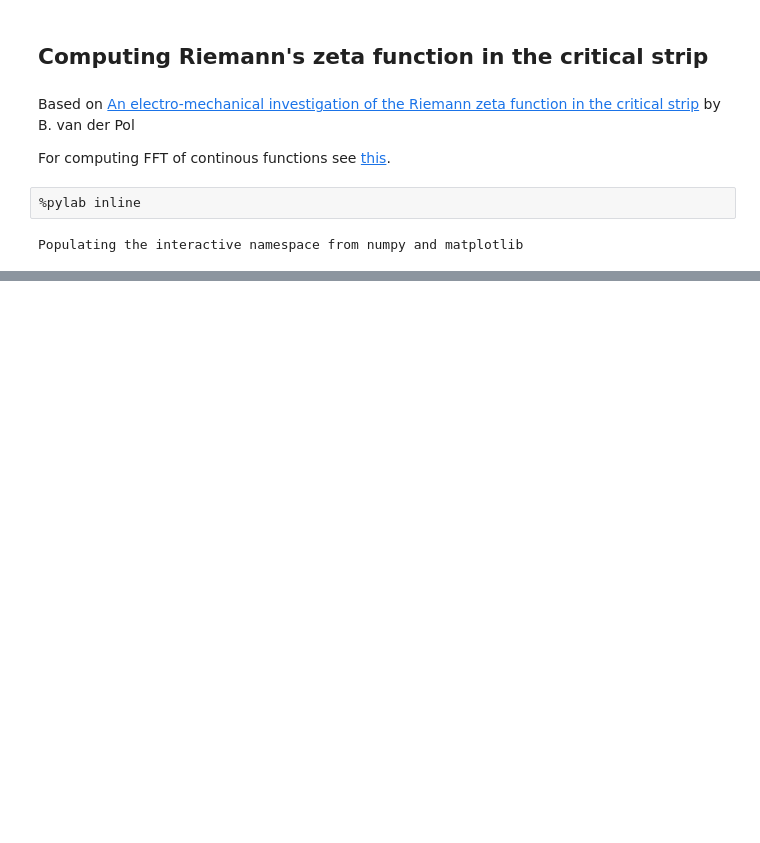
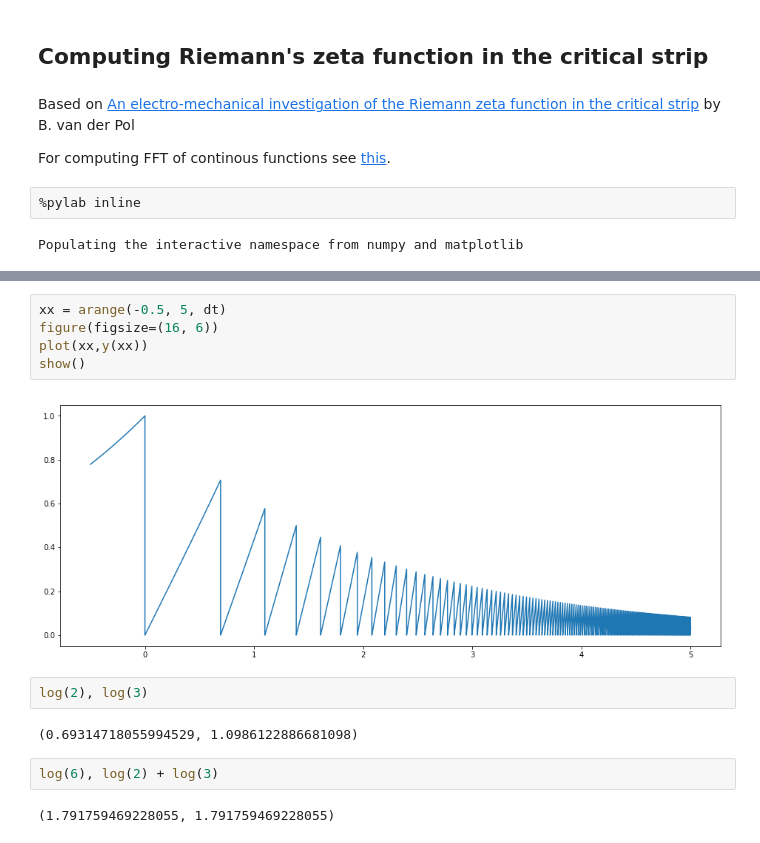
Before and after one commit to skaslev/zeta, a Jupyter notebook: zeta.ipynb, the cells around one changed output, grey strips where cells are left out. Drawn from its saved outputs; the diff is of its cells as text; blank space fills up the shorter version.

```diff
--- a/zeta.ipynb
+++ b/zeta.ipynb
@@ -37,0 +39,15 @@ show()
+# %%
+xx = arange(-0.5, 5, dt)
+figure(figsize=(16, 6))
+plot(xx,y(xx))
+show()
+# %% [output]
+[figure, added]
+# %%
+log(2), log(3)
+# %% [output]
+(0.69314718055994529, 1.0986122886681098)
+# %%
+log(6), log(2) + log(3)
+# %% [output]
+(1.791759469228055, 1.791759469228055)
```
Also changed, not shown: parts of 1 cell of this notebook.
